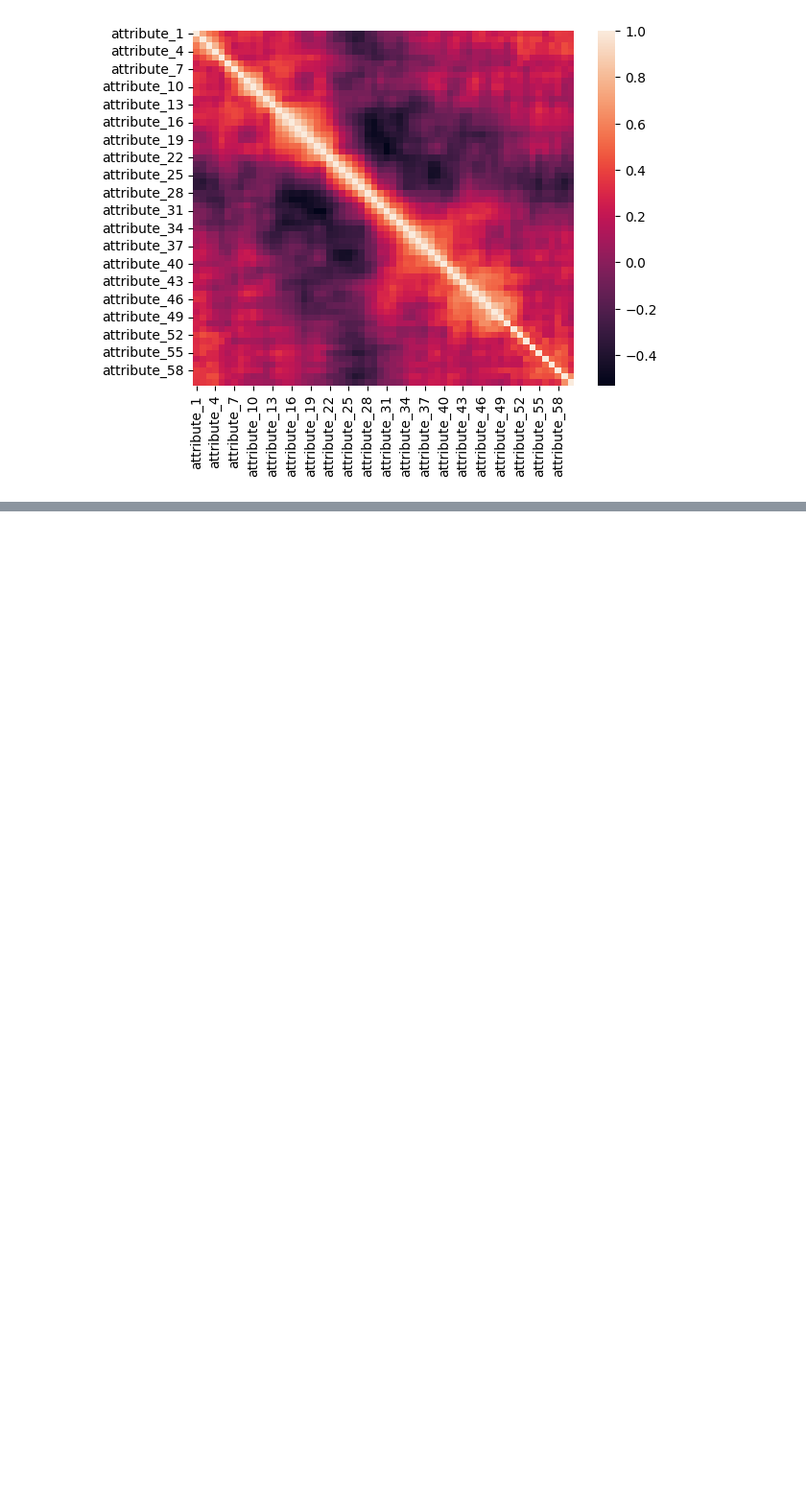
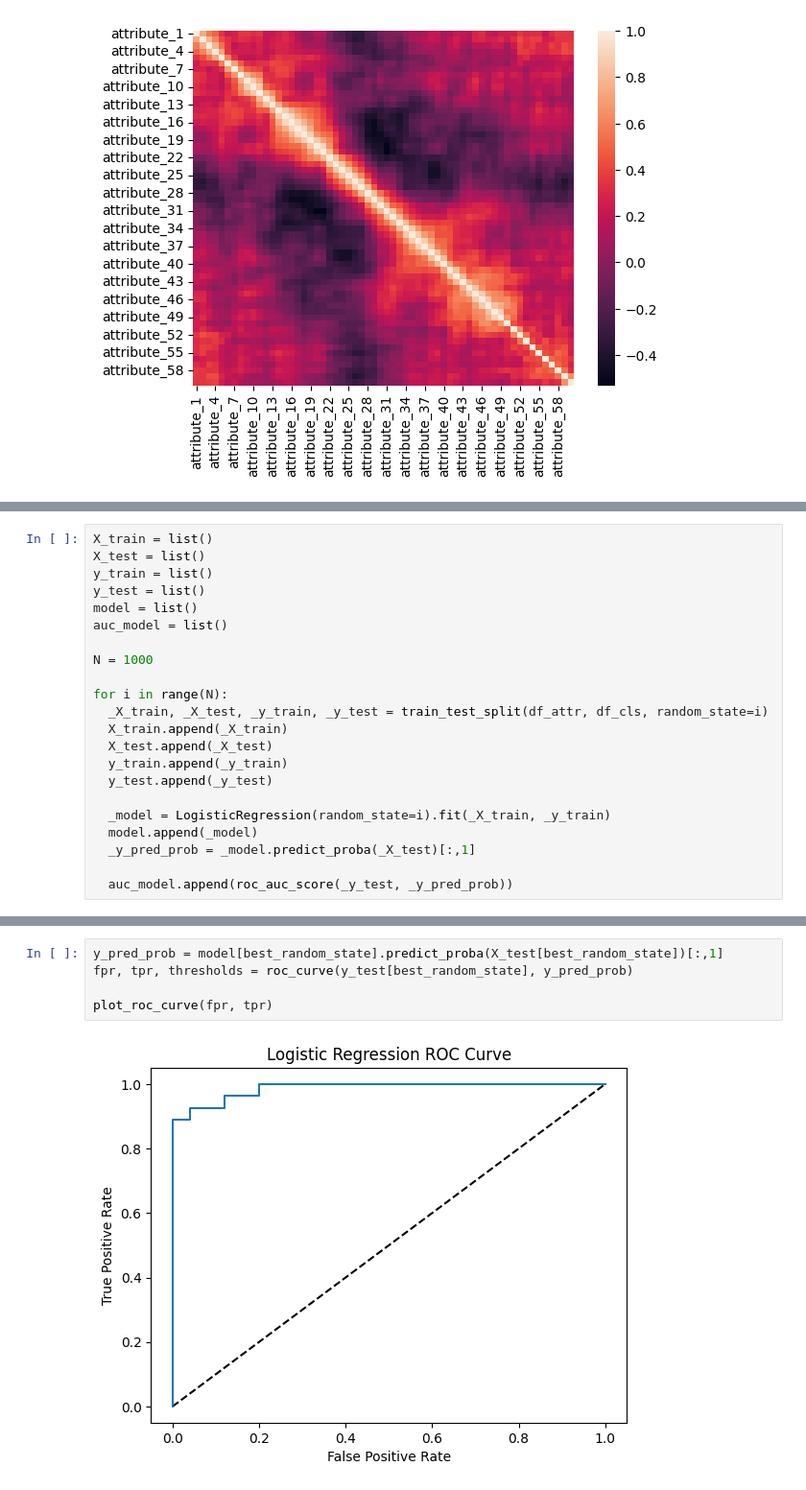
Before and after one commit to batman0911/social_stats, a Jupyter notebook: ex_02/main.ipynb, the cells around one changed output, grey strips where cells are left out. Shown at 96% size. Cells and saved outputs as stored; diff of their text form; blank space fills up the shorter version.

```diff
--- a/ex_02/main.ipynb
+++ b/ex_02/main.ipynb
@@ -100,0 +179,22 @@ plt.show()
+# %%
+X_train = list()
+X_test = list()
+y_train = list()
+y_test = list()
+model = list()
+auc_model = list()
+
+N = 1000
+
+for i in range(N):
+  _X_train, _X_test, _y_train, _y_test = train_test_split(df_attr, df_cls, random_state=i)
+  X_train.append(_X_train)
+  X_test.append(_X_test)
+  y_train.append(_y_train)
+  y_test.append(_y_test)
+
+  _model = LogisticRegression(random_state=i).fit(_X_train, _y_train)
+  model.append(_model)
+  _y_pred_prob = _model.predict_proba(_X_test)[:,1]
+
+  auc_model.append(roc_auc_score(_y_test, _y_pred_prob))
@@ -100,0 +210,7 @@ plt.show()
+# %%
+y_pred_prob = model[best_random_state].predict_proba(X_test[best_random_state])[:,1]
+fpr, tpr, thresholds = roc_curve(y_test[best_random_state], y_pred_prob)
+
+plot_roc_curve(fpr, tpr)
+# %% [output]
+[figure, added]
```
Also changed, not shown: parts of 15 cells of this notebook, 1 other file.
